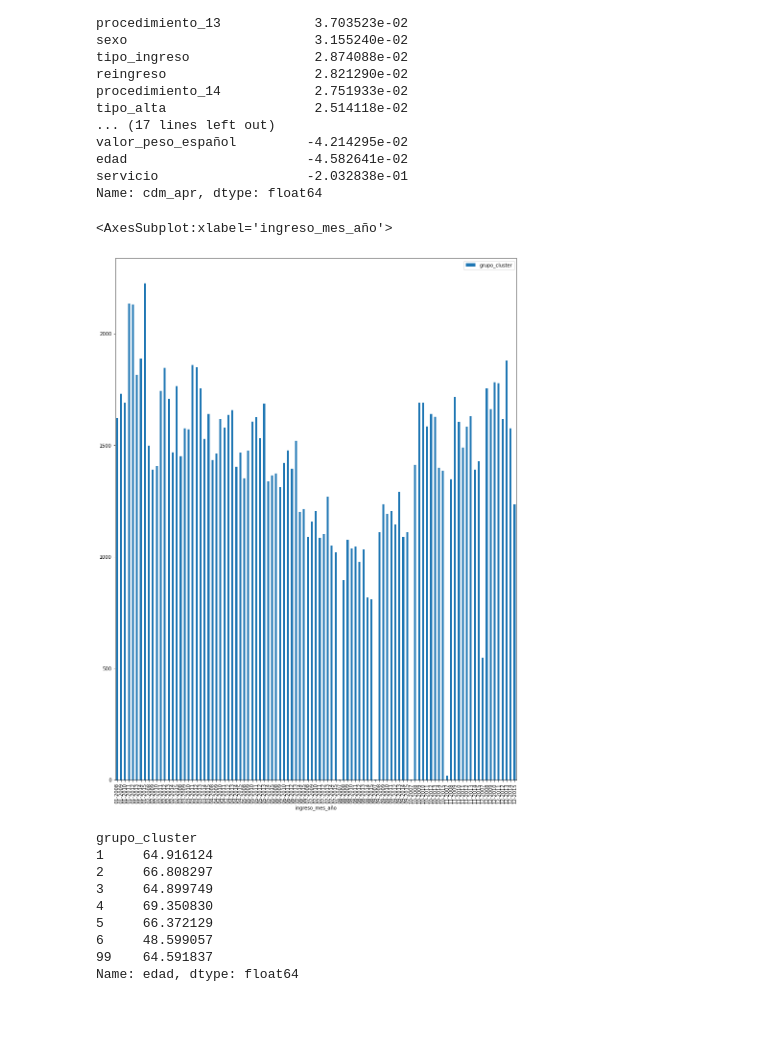
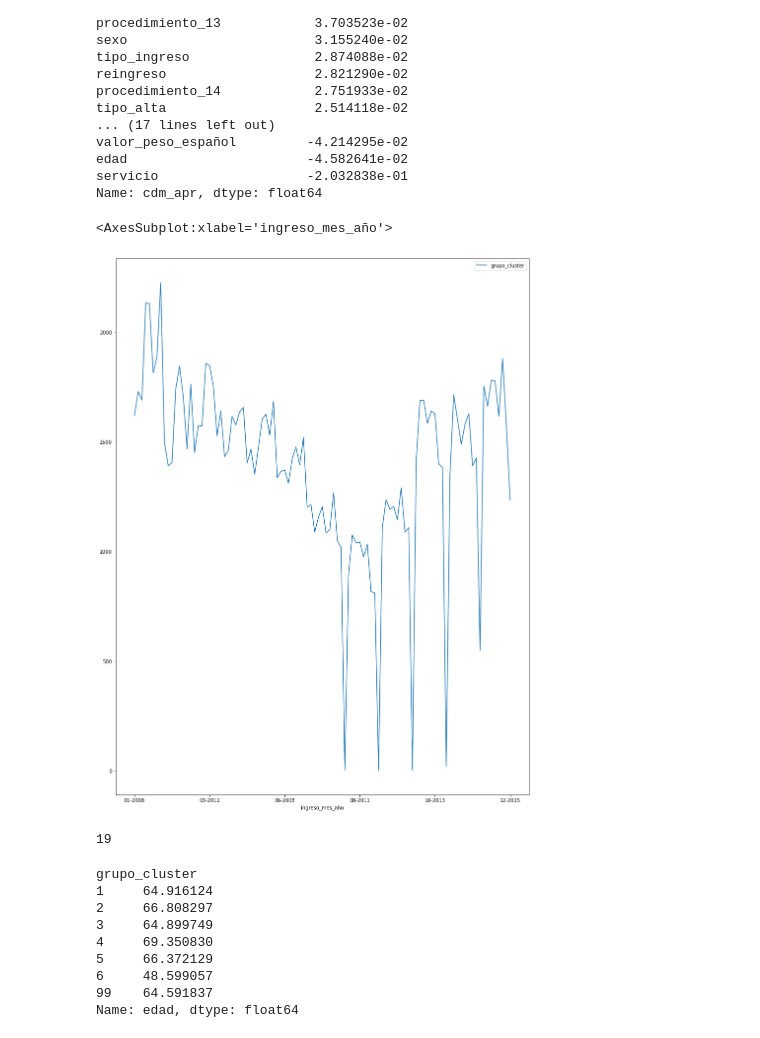
Before and after one commit to carlosgomezgil99/TFM, a Jupyter notebook: TFM_Carlos.ipynb, the cells around one changed output. Drawn from its saved outputs; the diff is of its cells as text; code cells hidden in the pictures.

```diff
--- a/TFM_Carlos.ipynb
+++ b/TFM_Carlos.ipynb
@@ -202,13 +220,9 @@ def vuelta_fecha(x):
         mes=x[1:3]
         dia=x[:1]
         fecha=año+'-'+mes+'-'+'0'+dia
-    return fecha
+    return pd.to_datetime(fecha,format='%Y-%m-%d')
 # %%
 df[['fecha_de_alta','fecha_de_nacimiento','fecha_de_ingreso']]=df[['fecha_de_alta','fecha_de_nacimiento','fecha_de_ingreso']].applymap(lambda x:vuelta_fecha(x))
-# %%
-df.fecha_de_alta=pd.to_datetime(df.fecha_de_alta,format='%Y-%m-%d')
-df.fecha_de_nacimiento=pd.to_datetime(df.fecha_de_nacimiento,format='%Y-%m-%d')
-df.fecha_de_ingreso=pd.to_datetime(df.fecha_de_ingreso,format='%Y-%m-%d')
 # %%
 df.servicio=LabelEncoder().fit_transform(df.servicio)
 # %%
@@ -478,12 +492,16 @@ Name: cdm_apr, dtype: float64
 # %%
 df['ingreso_mes_año']=df.fecha_de_ingreso.dt.strftime('%m-%Y')
 # %%
-df.groupby('ingreso_mes_año').count().reset_index().plot(x='ingreso_mes_año',y='grupo_cluster',kind='bar',figsize=(15,20))
+df.groupby('ingreso_mes_año').count().reset_index().plot(x='ingreso_mes_año',y='grupo_cluster',kind='line',figsize=(15,20))
 # %% [output]
 <AxesSubplot:xlabel='ingreso_mes_año'>
-[figure, old version]
+[figure, new version]
 # %%
 features=['grupo_cluster','sexo','fecha_de_ingreso','tipo_ingreso','estancia','diagnóstico_principal','procedimiento_1','gdr_ap','cdm_ap','tipo_gdr_ap','valor_peso_español','gdr_apr',	'cdm_apr','tipo_gdr_apr','nivel_severidad',	'nivel_mortalidad',	'servicio','edad','reingreso']
+# %%
+len(features)
+# %% [output]
+19
 # %%
 df.groupby('grupo_cluster')['edad'].mean()
 # %% [output]
```
Also changed, not shown: parts of 14 cells of this notebook.
